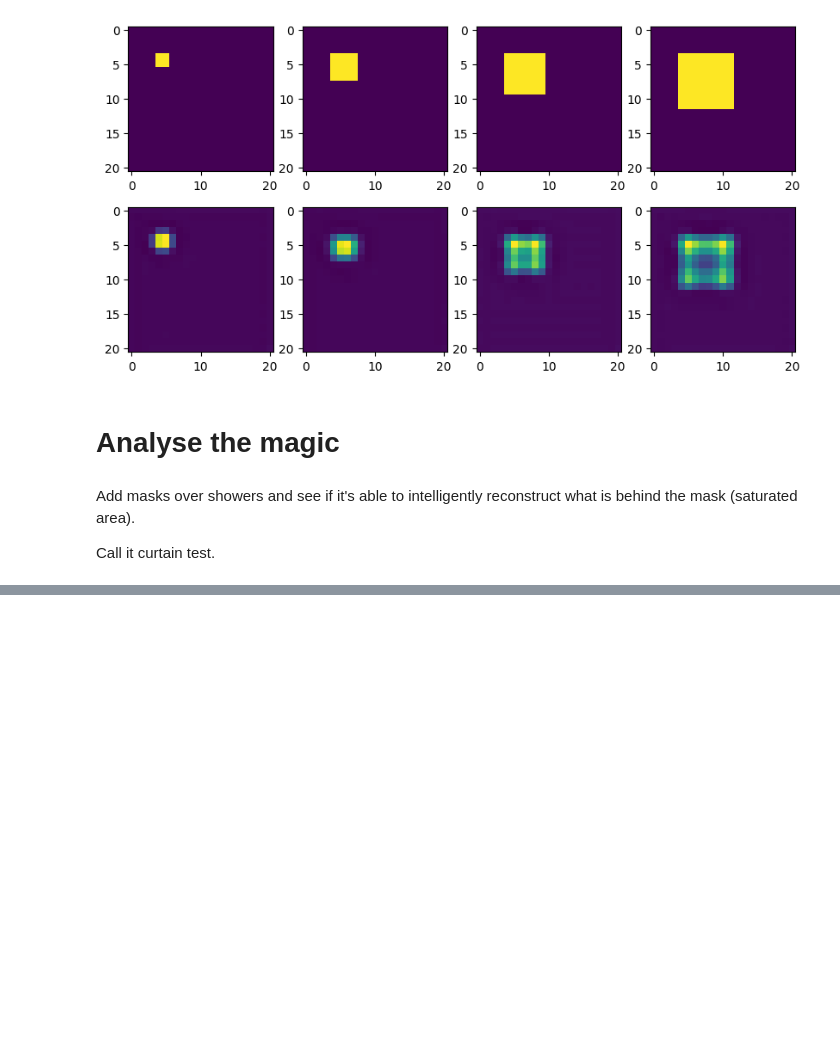
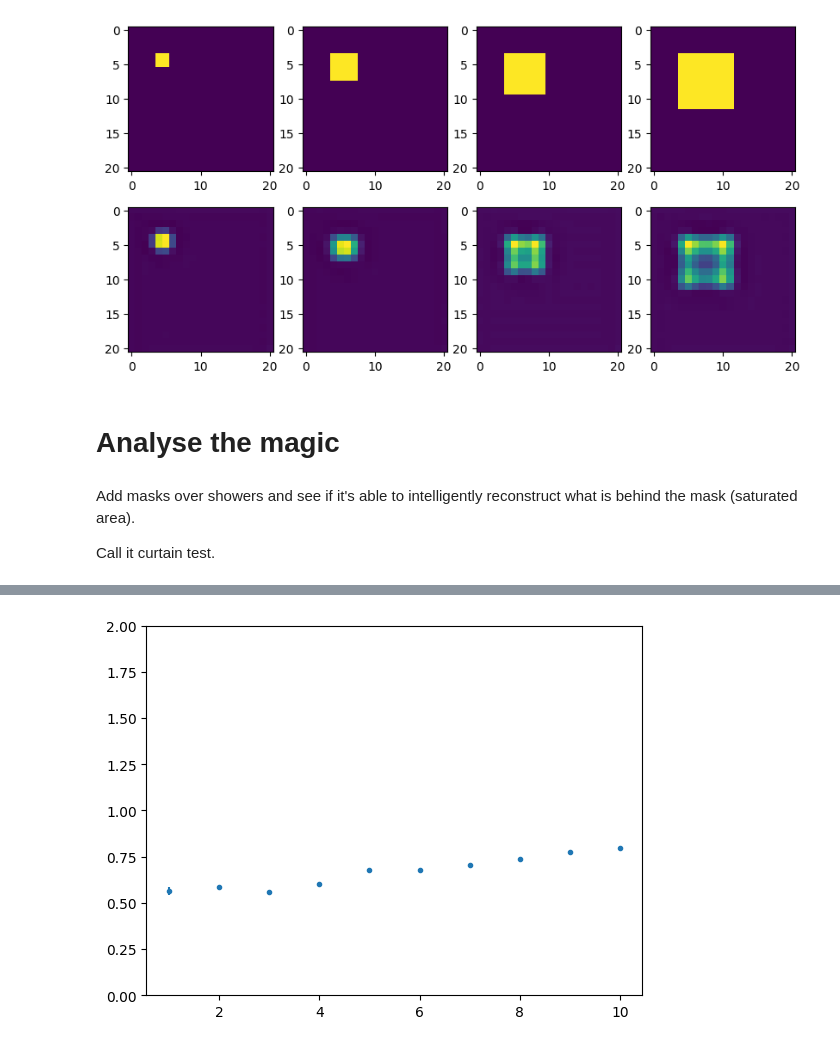
Before and after one commit to Bjartensen/python_focalh_clustering, a Jupyter notebook: notebooks/study.ipynb, the cells around one changed output, grey strips where cells are left out. Saved outputs shown, nothing was run; the diff lists cells and outputs as text; code cells hidden in the pictures; blank space fills up the shorter version.

```diff
--- a/notebooks/study.ipynb
+++ b/notebooks/study.ipynb
@@ -287,0 +311,4 @@ Call it curtain test.
+# %%
+plot_discrete(ma_eval["particles"], ma_eval["coverage"])
+# %% [output]
+[figure, added]
```
Also changed, not shown: parts of 7 cells of this notebook, 10 other files.
